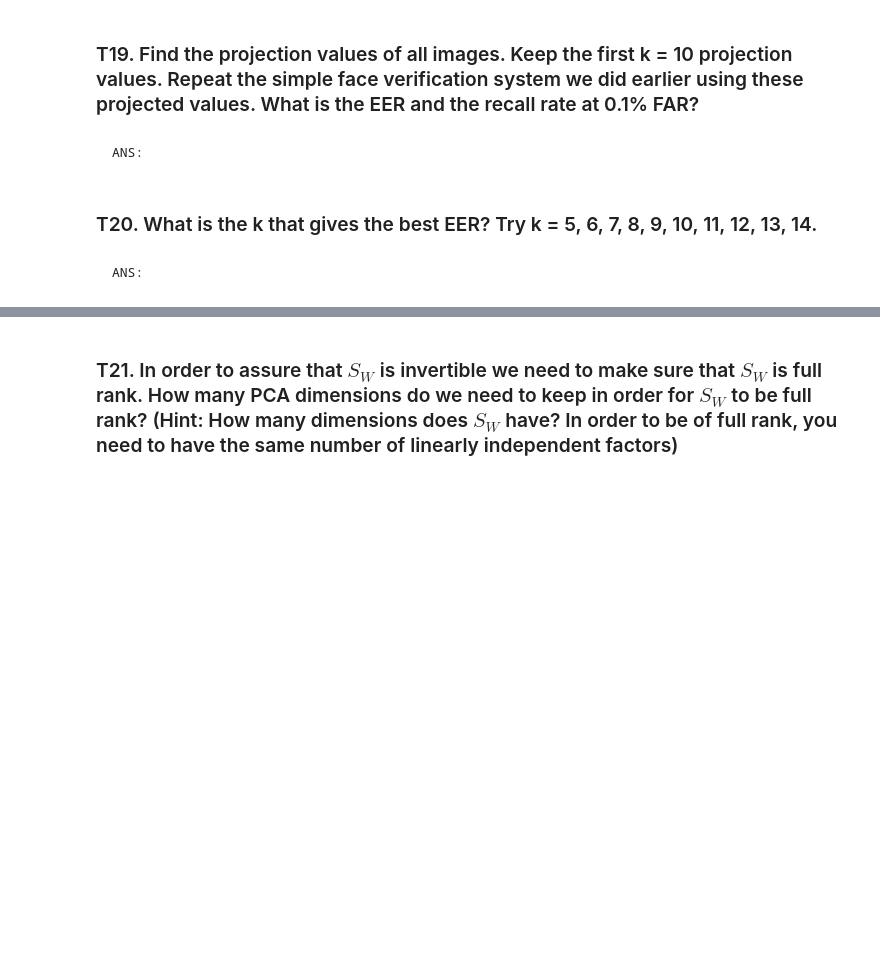
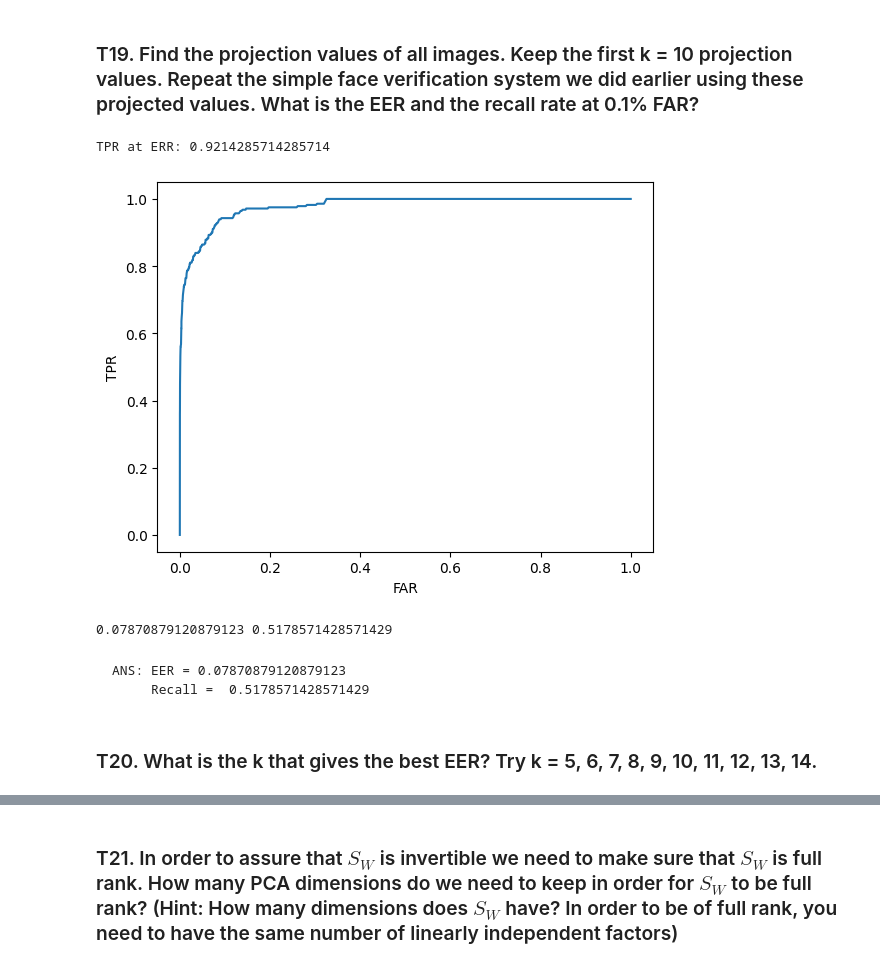
Before and after one commit to GnuBurn/PatternReg, a Jupyter notebook: Hw3/HW3_Fisherfaces(student).ipynb, the cells around one changed output, grey strips where cells are left out. Drawn from its saved outputs; the diff is of its cells as text; code cells hidden in the pictures; blank space fills up the shorter version.

```diff
--- a/Hw3/HW3_Fisherfaces(student).ipynb
+++ b/Hw3/HW3_Fisherfaces(student).ipynb
@@ -388,7 +400,7 @@ evaluate_performance(similarity_matrix, 10)
 # %% [markdown]
 ### T9. Plot the RoC curve for this simple verification system. What should be the minimum threshold to generate the RoC curve? What should be the maximum threshold? Your RoC should be generated from at least 1000 threshold levels equally spaced between the minimum and the maximum. (You should write a function for this).
 # %%
-def calculate_roc(input_mat):
+def calculate_roc(input_mat, far_target = 0.001):
     """
     TODO: Calculate a list of true_pos_rate and a list of false_pos_rate from the given matrix.
     """
@@ -396,7 +408,7 @@ def calculate_roc(input_mat):
     # INSERT CODE HERE
     tpr_list, far_list = [], []
     for t in np.linspace(np.min(input_mat), np.max(input_mat), num=1000):
-        tpr, far = evaluate_performance(similarity_matrix, t)
+        tpr, far = evaluate_performance(input_mat, t)
         tpr_list.append(tpr)
         far_list.append(far)
     tpr_list = np.array(tpr_list)
@@ -404,23 +416,25 @@ def calculate_roc(input_mat):
 
     fnr_list = 1 - tpr_list
     eer_index = np.argmin(np.abs(far_list - fnr_list))
-    eer = tpr_list[eer_index]
+    print(f'TPR at ERR: {tpr_list[eer_index]}')
+    eer = (far_list[eer_index] + fnr_list[eer_index]) / 2
 
-    far_target = 0.001
     target_index = np.argmin(np.abs(far_list - far_target))
     recall = tpr_list[target_index]
 
     return tpr_list, far_list, eer, recall
 
-def plot_roc(input_mat):
+def plot_roc(input_mat, show=True, label="ROC curve"):
     """
     TODO: Plot RoC Curve from a given matrix.
     """
     # INSERT CODE HERE
     tpr_list, far_list, eer, recall = calculate_roc(input_mat)
-    plt.plot(far_list, tpr_list, label='ROC curve')
+    plt.plot(far_list, tpr_list, label=label)
     plt.xlabel('FAR')
     plt.ylabel('TPR')
-    plt.show()
+    if show:
+        plt.show()
+    return tpr_list, far_list, eer, recall
 # %%
 # INSERT CODE HERE
@@ -589,13 +605,13 @@ def calculate_projection_vectors(matrix, meanface, v):
     """
 
     # INSERT CODE HERE
-
+    projection_vectors = np.matmul(matrix - meanface, v[:,:])
     return projection_vectors
 # %%
 # TODO: Get projection vectors of T and D, then Keep first k projection values.
-k = ...
-T_reduced = ...
-D_reduced = ...
+k = 10
+T_reduced = calculate_projection_vectors(T, meanface, v)[:,:k]
+D_reduced = calculate_projection_vectors(D, meanface, v)[:,:k]
 
 
 def test_reduce_dimension():
@@ -605,9 +621,17 @@ def test_reduce_dimension():
 test_reduce_dimension()
 # %%
 # TODO: Get similarity matrix of T_reduced and D_reduced
+reduced_similarity_matrix = generate_similarity_matrix(T_reduced, D_reduced)
 # %%
 # TODO: Find EER and the recall rate at 0.1% FAR.
+tpr, far, eer, recall = plot_roc(reduced_similarity_matrix)
+print(eer, recall)
+# %% [output]
+TPR at ERR: 0.9214285714285714
+[figure, added]
+0.07870879120879123 0.5178571428571429
-# %% [markdown]
-    ANS:
+# %% [markdown]
+    ANS: EER = 0.07870879120879123
+         Recall =  0.5178571428571429
 # %% [markdown]
 ### T20. What is the k that gives the best EER? Try k = 5, 6, 7, 8, 9, 10, 11, 12, 13, 14.
@@ -616,2 +637,0 @@ test_reduce_dimension()
-# %% [markdown]
-    ANS:
```
Also changed, not shown: parts of 29 cells of this notebook, 1 other file.
